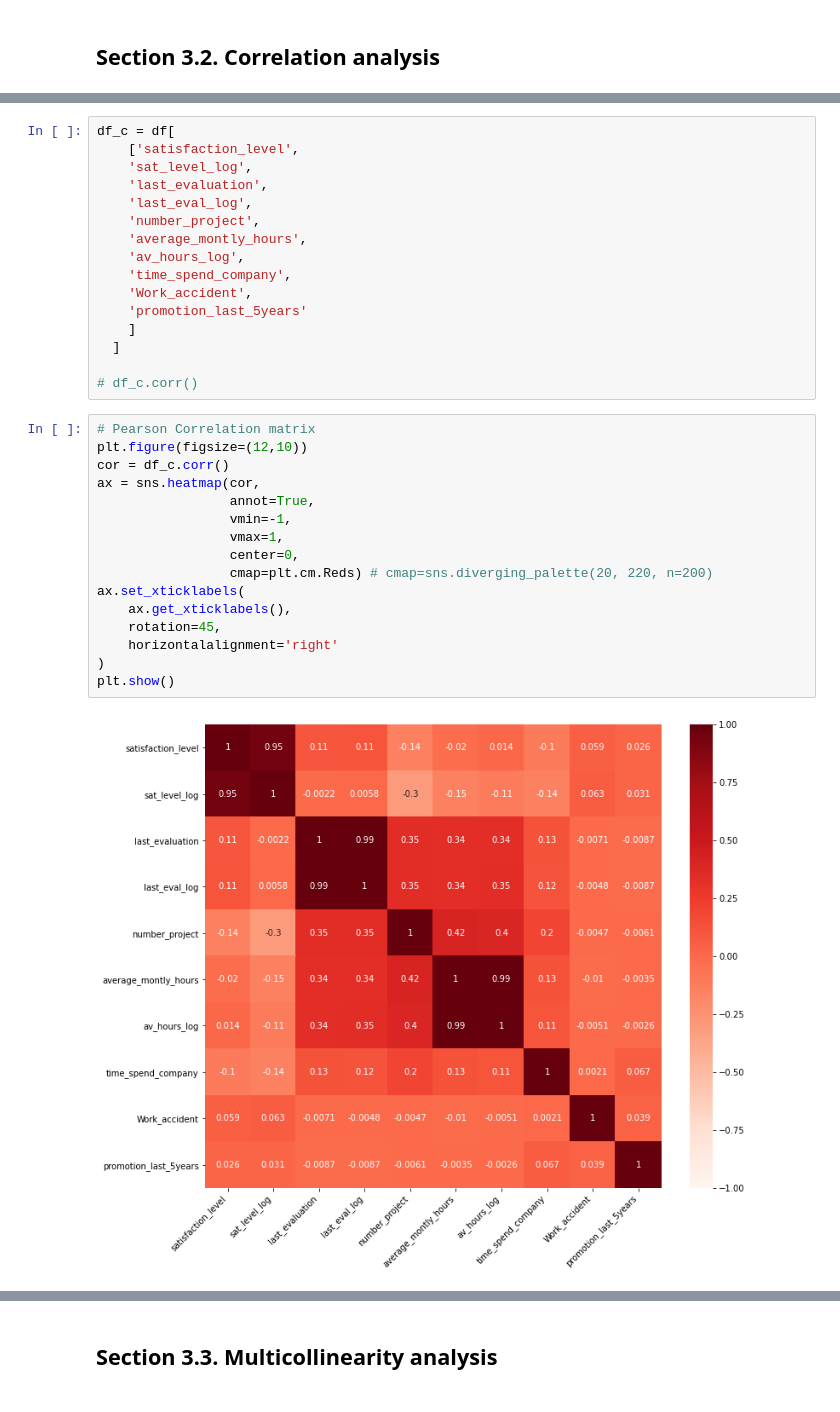
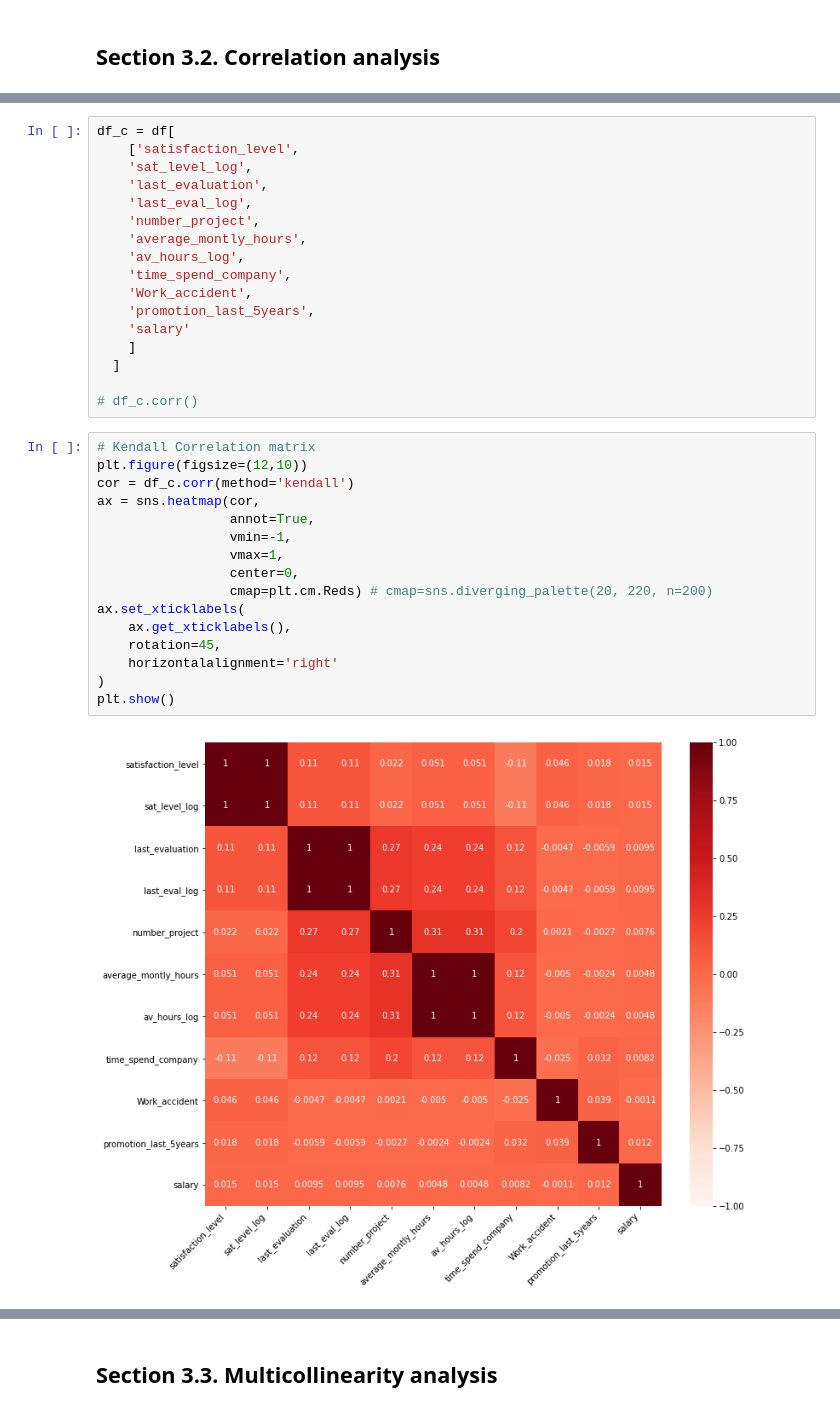
Before and after one commit to Dmitry-V-Makarov/Netology, a Jupyter notebook: pyda-13/capstone/churn_prediction.ipynb, the cells around one changed output, grey strips where cells are left out. Cells and saved outputs as stored; diff of their text form.

```diff
--- a/pyda-13/capstone/churn_prediction.ipynb
+++ b/pyda-13/capstone/churn_prediction.ipynb
@@ -676,28 +732,29 @@ df_c = df[
     'av_hours_log',
     'time_spend_company',
     'Work_accident',
-    'promotion_last_5years'
+    'promotion_last_5years',
+    'salary'
     ]
   ]
 
 # df_c.corr()
 # %%
-# Pearson Correlation matrix
+# Kendall Correlation matrix
 plt.figure(figsize=(12,10))
-cor = df_c.corr()
+cor = df_c.corr(method='kendall')
 ax = sns.heatmap(cor,
                  annot=True,
                  vmin=-1,
                  vmax=1,
                  center=0,
                  cmap=plt.cm.Reds) # cmap=sns.diverging_palette(20, 220, n=200)
 ax.set_xticklabels(
     ax.get_xticklabels(),
     rotation=45,
     horizontalalignment='right'
 )
 plt.show()
 # %% [output]
-[figure, old version]
+[figure, new version]
 # %%
 # largest and smallest correlation
```
Also changed, not shown: parts of 26 cells of this notebook.
